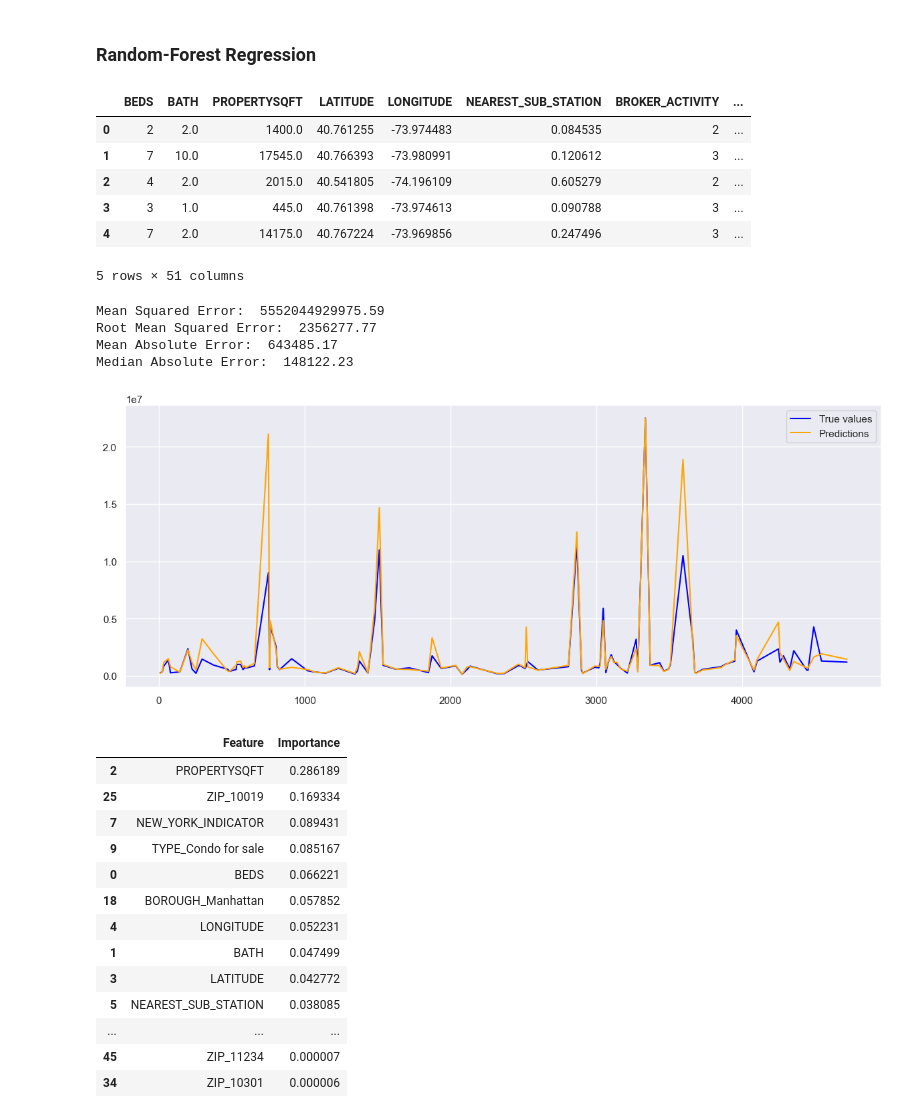
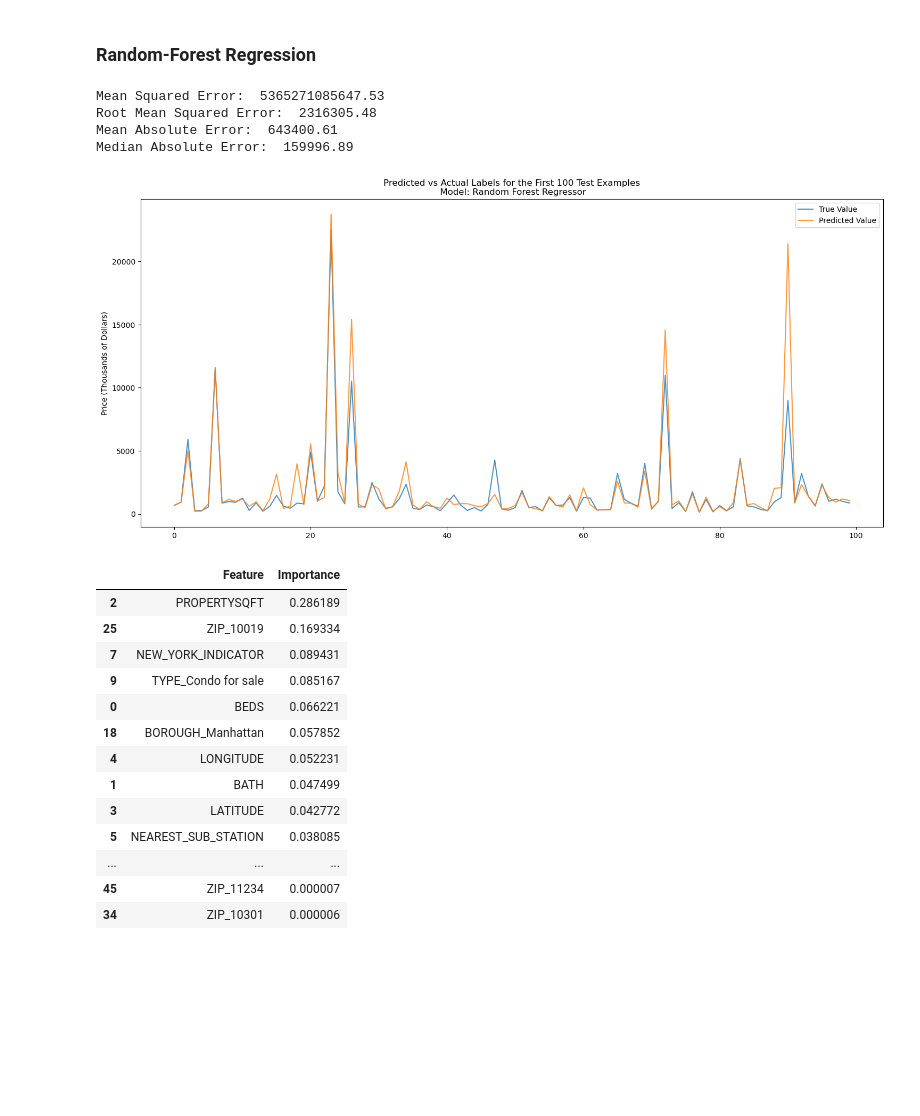
Before and after one commit to TrevorChartier/RealEstateRegression, a Jupyter notebook: RealEstateRegression.ipynb, the cells around one changed output. Cells and saved outputs as stored; diff of their text form; code cells hidden in the pictures; blank space fills up the shorter version.

```diff
--- a/RealEstateRegression.ipynb
+++ b/RealEstateRegression.ipynb
@@ -673,42 +689,23 @@ grid_search = GridSearchCV(
 # %%
 X = house_df.drop("PRICE", axis=1)
 y = house_df["PRICE"]
 
 imputer = SimpleImputer(strategy='median')
-# imputer = KNNImputer(n_neighbors=5)
 X["BATH"] = imputer.fit_transform(X[["BATH"]])
 X["PROPERTYSQFT"] = imputer.fit_transform(X[["PROPERTYSQFT"]])
-# rf_impute(X, "PROPERTYSQFT")
-
 
 X_train, X_test, y_train, y_test = train_test_split(X, y, test_size=0.3, random_state=42)
 
+rf = RandomForestRegressor(n_estimators=100)
+rf.fit(X_train, y_train)
 
-X.head()
+y_pred = rf.predict(X_test)
+
+print_and_track_metrics(y_pred,y_test)
+plot_results(y_test, y_pred, "Random Forest Regressor")
 # %% [output]
-|  | BEDS | BATH | PROPERTYSQFT | LATITUDE | LONGITUDE | NEAREST_SUB_STATION | BROKER_ACTIVITY | ... |
-| 0 | 2 | 2.0 | 1400.0 | 40.761255 | -73.974483 | 0.084535 | 2 | ... |
-| 1 | 7 | 10.0 | 17545.0 | 40.766393 | -73.980991 | 0.120612 | 3 | ... |
-| 2 | 4 | 2.0 | 2015.0 | 40.541805 | -74.196109 | 0.605279 | 2 | ... |
-| 3 | 3 | 1.0 | 445.0 | 40.761398 | -73.974613 | 0.090788 | 3 | ... |
-| 4 | 7 | 2.0 | 14175.0 | 40.767224 | -73.969856 | 0.247496 | 3 | ... |
-5 rows × 51 columns
+Mean Squared Error:  5365271085647.53
+Root Mean Squared Error:  2316305.48
+Mean Absolute Error:  643400.61
+Median Absolute Error:  159996.89
+[figure, added]
-# %%
-rf = RandomForestRegressor(n_estimators=100)
-rf.fit(X_train, y_train)
-
-y_pred = rf.predict(X_test)
-
-mae = mean_absolute_error(y_test, y_pred)
-mse = mean_squared_error(y_test,y_pred)
-medae = median_absolute_error(y_test, y_pred)
-
-print("Mean Squared Error: ", np.round(mse,2))
-print("Root Mean Squared Error: ", np.round(np.sqrt(mse),2))
-print("Mean Absolute Error: ", np.round(mae,2))
-print("Median Absolute Error: ", np.round(medae,2))
-# %% [output]
-Mean Squared Error:  5552044929975.59
-Root Mean Squared Error:  2356277.77
-Mean Absolute Error:  643485.17
-Median Absolute Error:  148122.23
@@ -725,7 +712,3 @@ def line_plot(y_true, y_pred, start=0, end=100, title=''):
-# %%
-line_plot(y_test, y_pred)
-# %% [output]
-[figure, removed]
 # %%
 importances = rf.feature_importances_
 feature_names = X_train.columns
```
Also changed, not shown: parts of 15 cells of this notebook.
